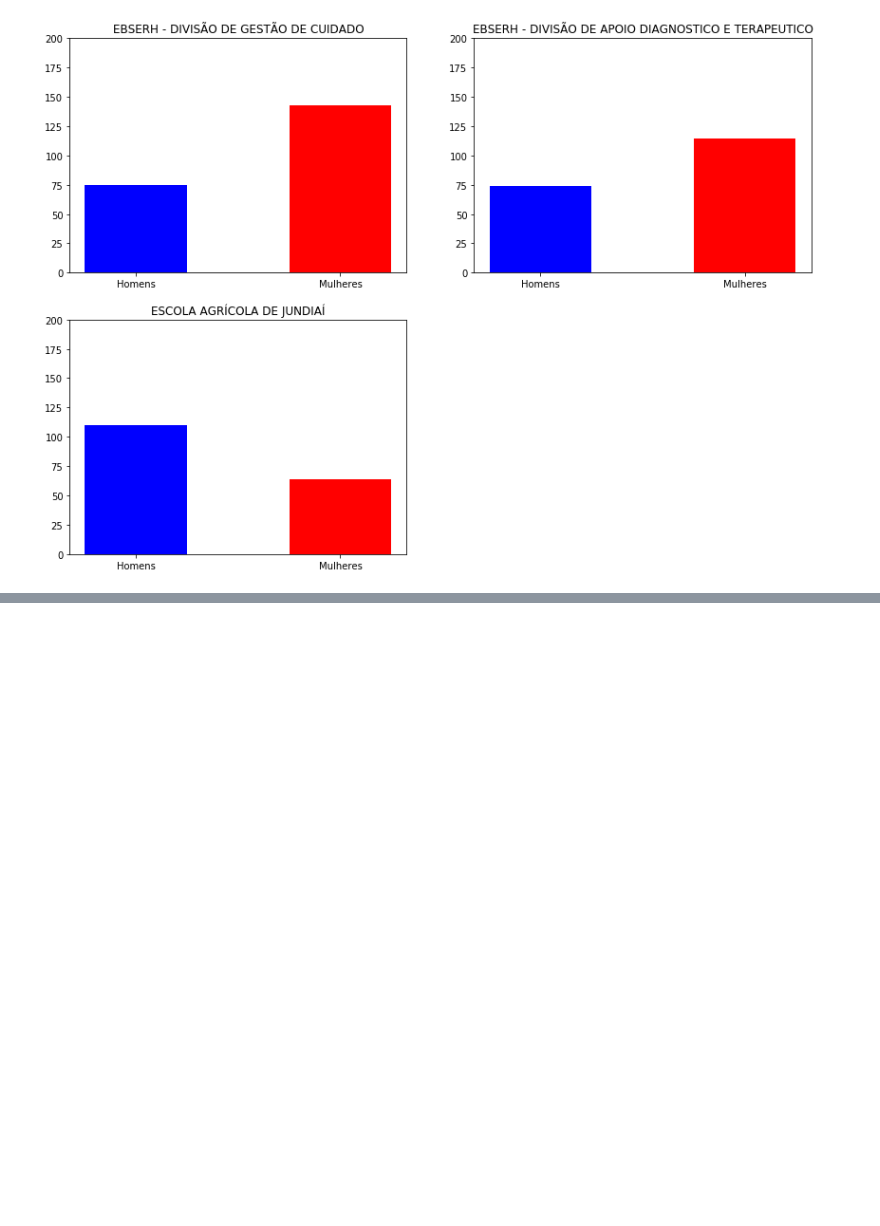
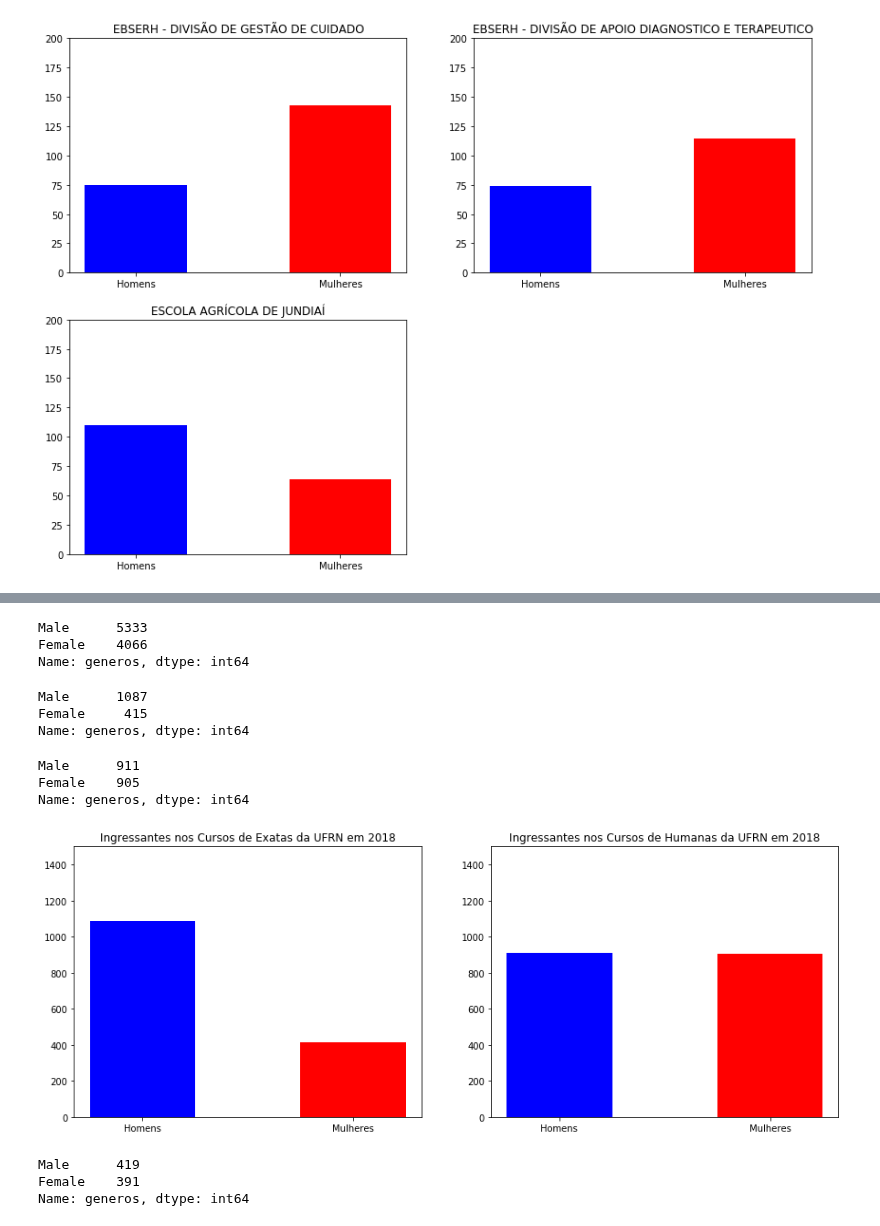
Before and after one commit to kevinwall/Probabilidade_Projeto, a Jupyter notebook: Rascunho.ipynb, the cells around one changed output, grey strips where cells are left out. Saved outputs shown, nothing was run; the diff lists cells and outputs as text; code cells hidden in the pictures; blank space fills up the shorter version.

```diff
--- a/Rascunho.ipynb
+++ b/Rascunho.ipynb
@@ -197,0 +212,12 @@ plt.show()
+# %%
+genero_ingressante = []
+for i in ingressantes.nome_discente:
+    primeiro_nome = i.split()[0]
+    genero = robjects.r.get_gender(primeiro_nome)
+    genero = genero.r_repr()
+    genero = genero.strip('\"')
+    if genero.startswith('NA'):
+        genero = None
+    genero_ingressante.append(genero)
+
+ingressantes["generos"] = genero_ingressante
@@ -197,0 +233,56 @@ plt.show()
+# %%
+ingressantes.generos.value_counts()
+# %% [output]
+Male      5333
+Female    4066
+Name: generos, dtype: int64
+# %%
+exatas = ingressantes[((ingressantes.nome_unidade_gestora == 'CENTRO DE CIÊNCIAS EXATAS E DA TERRA') |
+                       (ingressantes.nome_unidade_gestora == 'CENTRO DE TECNOLOGIA') |
+                       (ingressantes.nome_curso == 'TECNOLOGIA DA INFORMAÇÃO')) &
+                      (ingressantes.nivel_ensino == 'GRADUAÇÃO')]
+exatas.generos.value_counts()
+# %% [output]
+Male      1087
+Female     415
+Name: generos, dtype: int64
+# %%
+humanas = ingressantes[((ingressantes.nome_unidade_gestora == 'CENTRO DE CIÊNCIAS HUMANAS, LETRAS E ARTES') |
+                       (ingressantes.nome_unidade_gestora == 'CENTRO DE CIÊNCIAS SOCIAIS APLICADAS') |
+                       (ingressantes.nome_curso == 'CENTRO DE EDUCAÇÃO')) &
+                      (ingressantes.nivel_ensino == 'GRADUAÇÃO')]
+humanas.generos.value_counts()
+# %% [output]
+Male      911
+Female    905
+Name: generos, dtype: int64
+# %%
+from numpy import arange
+valor1 = exatas.generos.value_counts().values
+valor2 = humanas.generos.value_counts().values
+fig = plt.figure(figsize=(15,12))
+ax1 = fig.add_subplot(2,2,1)
+ax2 = fig.add_subplot(2,2,2)
+posicao = arange(2) + 1
+indice = range(1,3)
+ax1.set_xticks(indice)
+ax1.set_xticklabels(["Homens","Mulheres"])
+ax1.bar(posicao,valor1, 0.5, color = ['blue','red'])
+ax1.set_ylim(0,1500)
+ax1.set_title("Ingressantes nos Cursos de Exatas da UFRN em 2018")
+
+ax2.set_xticks(indice)
+ax2.set_xticklabels(["Homens","Mulheres"])
+ax2.set_ylim(0,1500)
+ax2.bar(posicao,valor2, 0.5, color = ['blue','red'])
+ax2.set_title("Ingressantes nos Cursos de Humanas da UFRN em 2018")
+plt.show()
+# %% [output]
+[figure, added]
+# %%
+mestrado = ingressantes[ingressantes.nivel_ensino == 'MESTRADO']
+mestrado.generos.value_counts()
+# %% [output]
+Male      419
+Female    391
+Name: generos, dtype: int64
```
Also changed, not shown: parts of 8 cells of this notebook.
